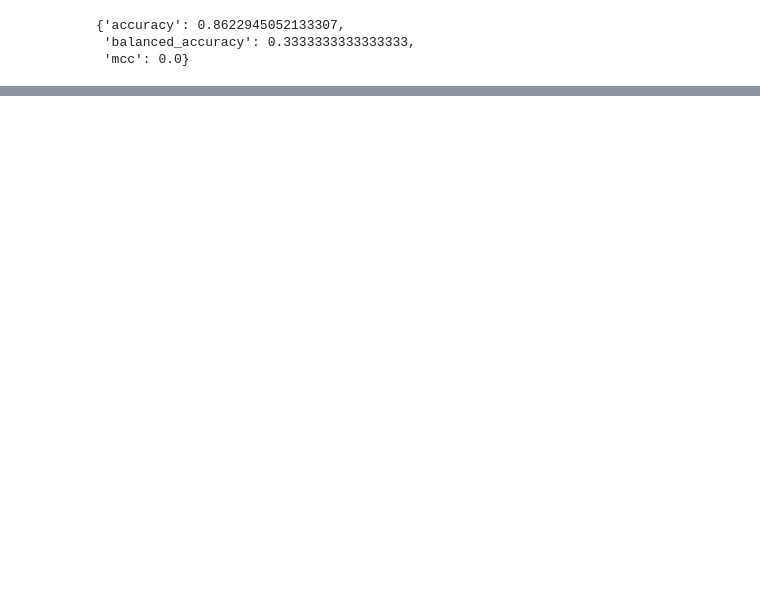
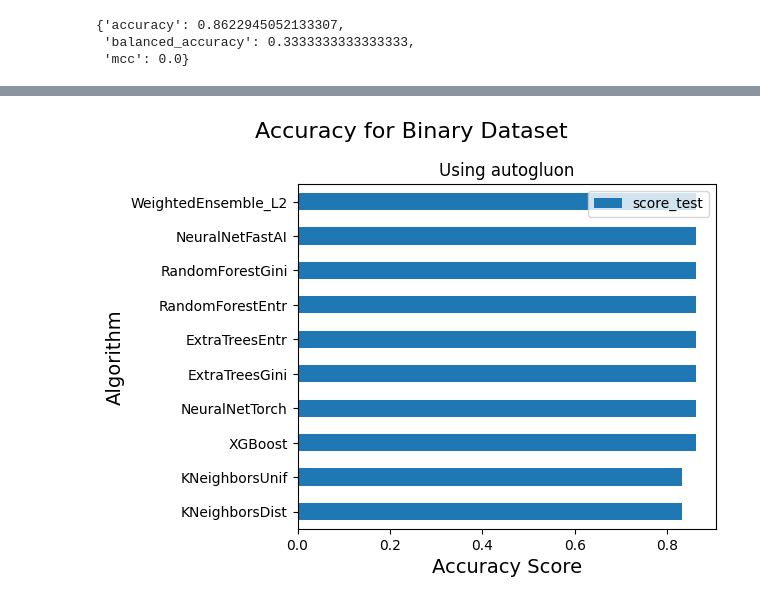
Before and after one commit to Ruben304/HousingDemographics, a Jupyter notebook: binary/binary-autogluon.ipynb, the cells around one changed output, grey strips where cells are left out. Drawn from its saved outputs; the diff is of its cells as text; code cells hidden in the pictures; blank space fills up the shorter version.

```diff
--- a/binary/binary-autogluon.ipynb
+++ b/binary/binary-autogluon.ipynb
@@ -64,5 +79,6 @@ predictor.evaluate(test_data, silent=True)
  'balanced_accuracy': 0.3333333333333333,
  'mcc': 0.0}
 # %%
-predictor.leaderboard(test_data)
+resultsDf = predictor.leaderboard(test_data)
+resultsDf
 # %% [output]
@@ -71,0 +111,11 @@ predictor.feature_importance(train_data)
+# %%
+import matplotlib.pyplot as plt
+toPlot = resultsDf.sort_values('score_test')
+ax = toPlot.plot.barh(x='model', y='score_test')
+plt.title('Using autogluon', fontsize=12)
+plt.suptitle('Accuracy for Binary Dataset', fontsize=16)
+plt.xlabel('Accuracy Score', fontsize=14)
+plt.ylabel('Algorithm', fontsize=14)
+plt.tight_layout()
+# %% [output]
+[figure, added]
```
Also changed, not shown: parts of 7 cells of this notebook, 16 other files.
